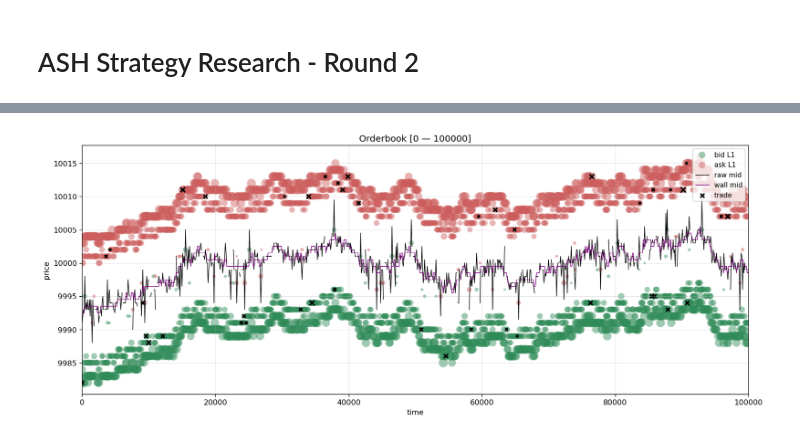
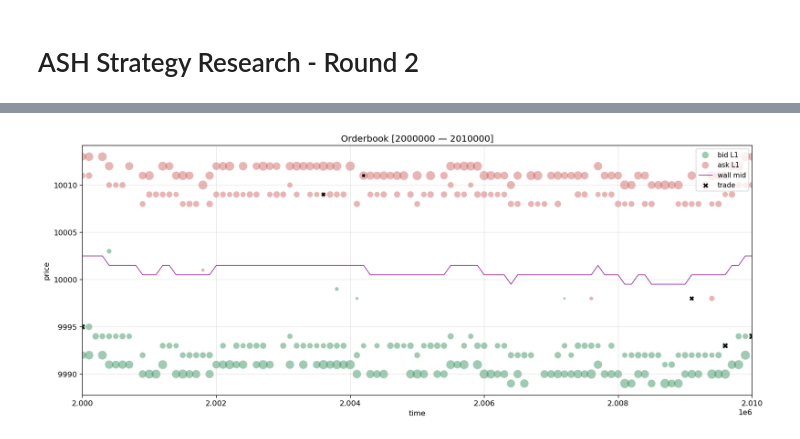
Before and after one commit to v-x-zhang/imc-prosperity-4-quantsc, a Jupyter notebook: round-2/research/ash_strategy.ipynb, the cells around one changed output, grey strips where cells are left out. Cells and saved outputs as stored; diff of their text form; code cells hidden in the pictures.

```diff
--- a/round-2/research/ash_strategy.ipynb
+++ b/round-2/research/ash_strategy.ipynb
@@ -151,33 +151,33 @@ def plot_orderbook(df, t_start, t_end, ax=None, show_trades=True):
     for lvl in [1, 2, 3]:
         b = sub.dropna(subset=[f"bid_price_{lvl}"])
         a = sub.dropna(subset=[f"ask_price_{lvl}"])
         ax.scatter(b["time"], b[f"bid_price_{lvl}"], s=b[f"bid_volume_{lvl}"] * 5,
                    color="seagreen", alpha=0.45, edgecolor="none",
                    label=f"bid L{lvl}" if lvl == 1 else None)
         ax.scatter(a["time"], a[f"ask_price_{lvl}"], s=a[f"ask_volume_{lvl}"] * 5,
                    color="indianred", alpha=0.45, edgecolor="none",
                    label=f"ask L{lvl}" if lvl == 1 else None)
 
-    ax.plot(sub["time"], sub["mid_price"], color="black", linewidth=0.8, label="raw mid")
+    # ax.plot(sub["time"], sub["mid_price"], color="black", linewidth=0.8, label="raw mid")
     ax.plot(sub["time"], sub["wall_mid"], color="purple", linewidth=0.8, label="wall mid")
 
     if show_trades:
         for i in [1, 2]:
             tcol, qcol = f"trade_price_{i}", f"trade_quantity_{i}"
             if tcol in sub.columns:
                 t = sub.dropna(subset=[tcol])
                 ax.scatter(t["time"], t[tcol], s=t[qcol] * 5, marker="x",
                            color="black", linewidth=2,
                            label="trade" if i == 1 else None)
 
     ax.set_xlim(t_start, t_end)
     ax.set_xlabel("time"); ax.set_ylabel("price")
     ax.set_title(f"Orderbook [{t_start} — {t_end}]")
     ax.legend(loc="upper right", fontsize=9)
     ax.grid(alpha=0.3)
     return ax
 
-plot_orderbook(ash, 0, 100_000)
+plot_orderbook(ash, 2_000_000, 2_010_000)
 plt.show()
 # %% [output]
-[figure, old version]
+[figure, new version]
```
Also changed, not shown: parts of 8 cells of this notebook, 22 other files.
